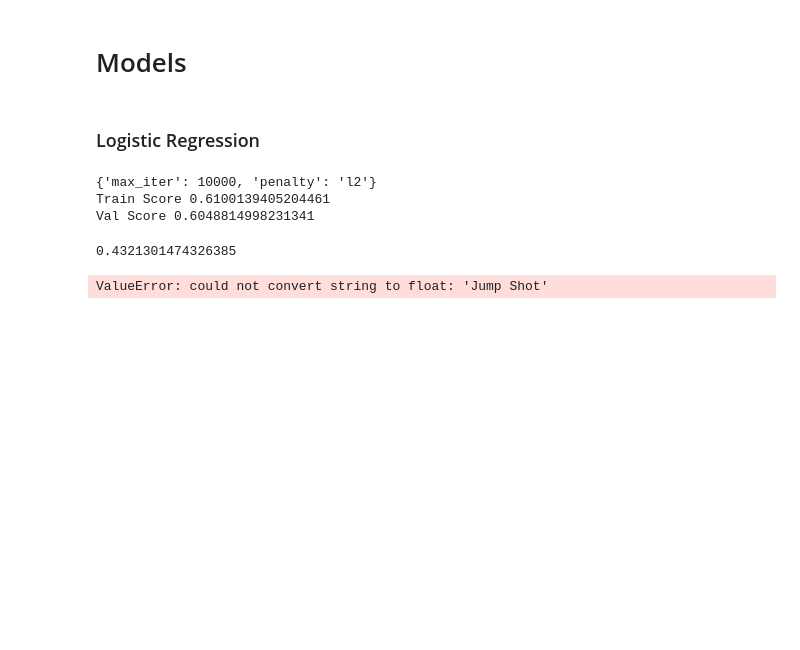
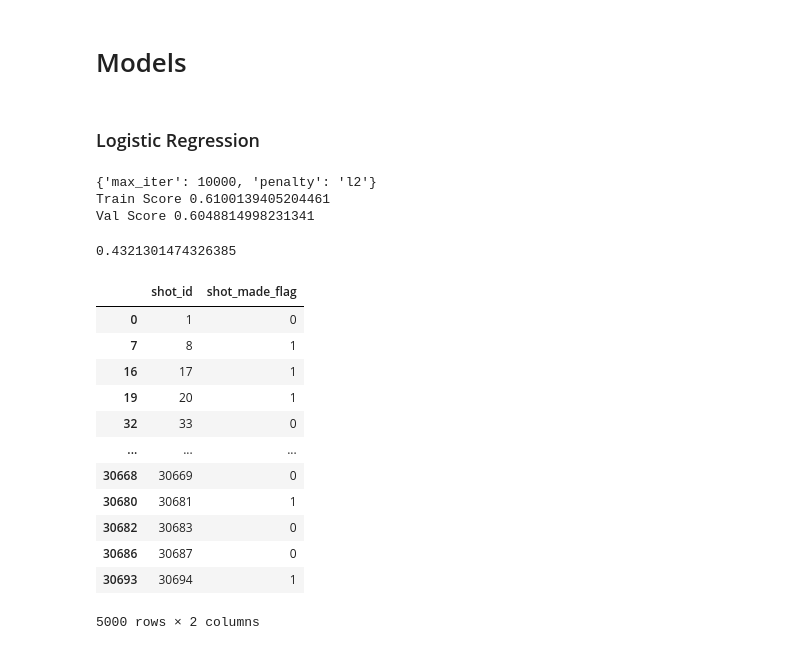
Before and after one commit to laternader/RIP24and2, a Jupyter notebook: for-kobe.ipynb, the cells around one changed output. Saved outputs shown, nothing was run; the diff lists cells and outputs as text; code cells hidden in the pictures; blank space fills up the shorter version.

Commit message:
make predictions and calc scores

```diff
--- a/for-kobe.ipynb
+++ b/for-kobe.ipynb
@@ -566,6 +576,23 @@ f1_score(y_val, val_preds)
 0.4321301474326385
 # %%
 # Calculate preds on the real test set
-gs.predict(test)
+test_preds = gs.predict(test1)
-# %% [output]
-ValueError: could not convert string to float: 'Jump Shot'
+# %%
+test['shot_made_flag'] = test_preds
+# %%
+sub = test[['shot_id','shot_made_flag']]
+sub.to_csv('submissions/sub1.csv')
+# %% [output]
+|  | shot_id | shot_made_flag |
+| 0 | 1 | 0 |
+| 7 | 8 | 1 |
+| 16 | 17 | 1 |
+| 19 | 20 | 1 |
+| 32 | 33 | 0 |
+| ... | ... | ... |
+| 30668 | 30669 | 0 |
+| 30680 | 30681 | 1 |
+| 30682 | 30683 | 0 |
+| 30686 | 30687 | 0 |
+| 30693 | 30694 | 1 |
+5000 rows × 2 columns
```
Also changed, not shown: parts of 1 cell of this notebook.
